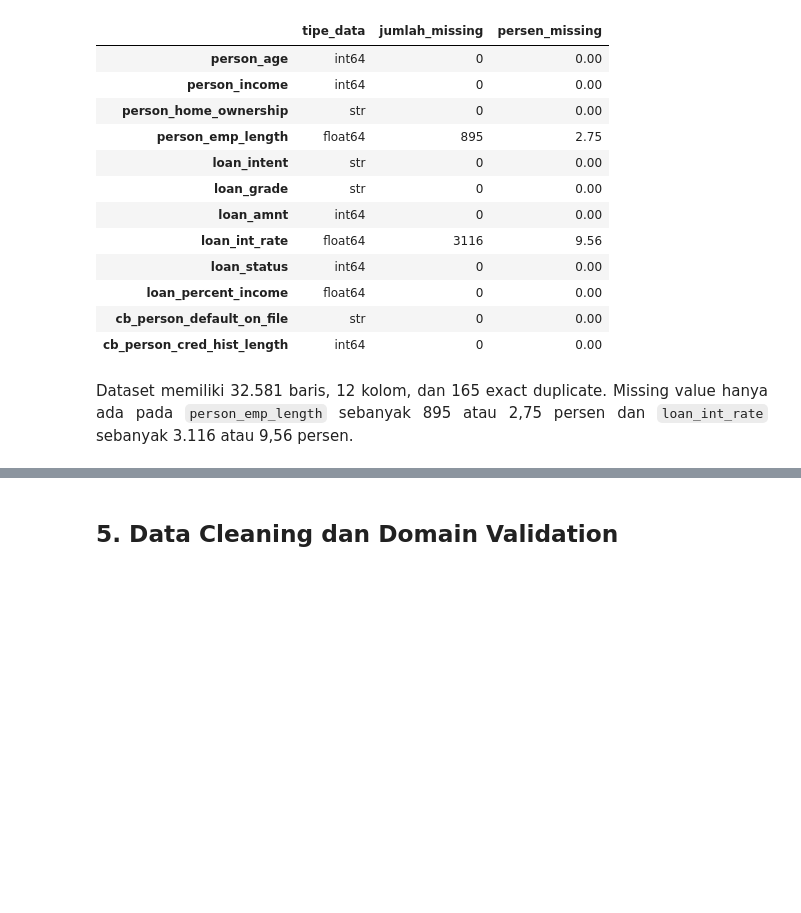
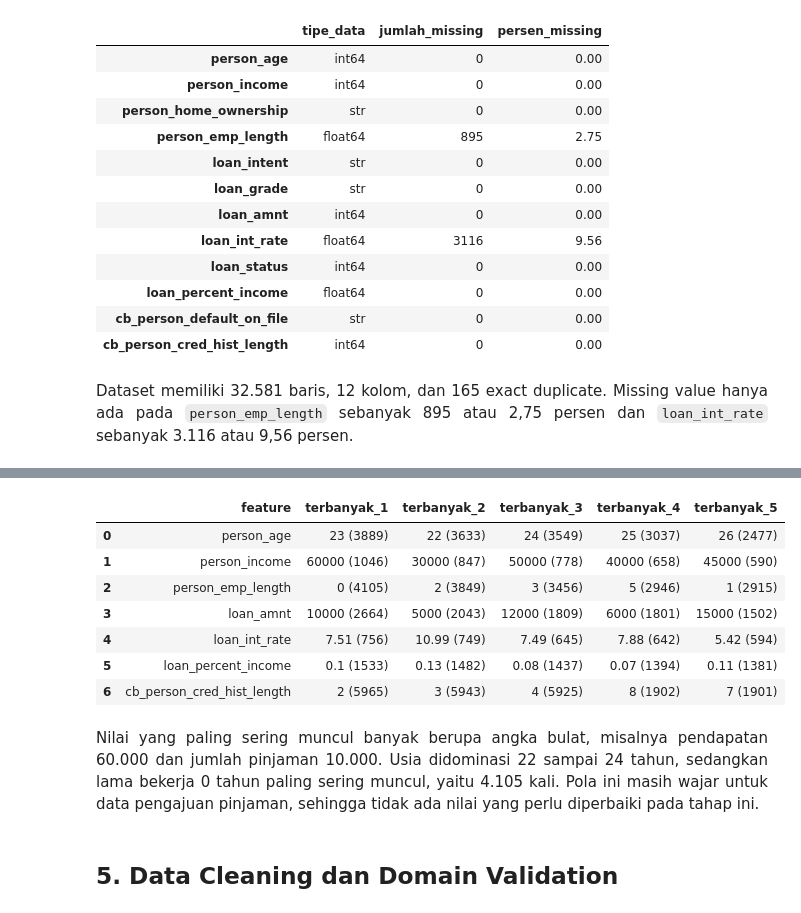
Before and after one commit to khansafiryal/Preprocessing_DSMBC, a Jupyter notebook: DSMBC_Day2_Preprocessing.ipynb, the cells around one changed output, grey strips where cells are left out. Cells and saved outputs as stored; diff of their text form; code cells hidden in the pictures; blank space fills up the shorter version.

```diff
--- a/DSMBC_Day2_Preprocessing.ipynb
+++ b/DSMBC_Day2_Preprocessing.ipynb
@@ -138,0 +163,13 @@ Jumlah exact duplicate: 165
+# %%
+# value counts untuk variabel kategorikal dan target
+# dropna=False agar missing value ikut terhitung jika ada
+categorical_check = df.select_dtypes(exclude=np.number).columns.tolist() + ["loan_status"]
+
+for col in categorical_check:
+    counts = df[col].value_counts(dropna=False)
+
+    print(col)
+    display(pd.DataFrame({
+        "jumlah": counts,
+        "persen": (counts / len(df) * 100).round(2)
+    }))
@@ -139,3 +215,28 @@ Jumlah exact duplicate: 165
+# %%
+# variabel numerik memiliki banyak nilai unik, sehingga hanya 5 nilai yang paling sering muncul yang ditampilkan
+# format setiap sel: nilai (jumlah kemunculan)
+numeric_check = df.select_dtypes(include=np.number).columns.drop("loan_status")
+
+top_value_rows = []
+for col in numeric_check:
+    counts = df[col].value_counts().head(5)
+    row = {"feature": col}
+    for rank, (value, count) in enumerate(counts.items(), start=1):
+        row[f"terbanyak_{rank}"] = f"{value:g} ({count})"
+    top_value_rows.append(row)
+
+display(pd.DataFrame(top_value_rows))
+# %% [output]
+|  | feature | terbanyak_1 | terbanyak_2 | terbanyak_3 | terbanyak_4 | terbanyak_5 |
+| 0 | person_age | 23 (3889) | 22 (3633) | 24 (3549) | 25 (3037) | 26 (2477) |
+| 1 | person_income | 60000 (1046) | 30000 (847) | 50000 (778) | 40000 (658) | 45000 (590) |
+| 2 | person_emp_length | 0 (4105) | 2 (3849) | 3 (3456) | 5 (2946) | 1 (2915) |
+| 3 | loan_amnt | 10000 (2664) | 5000 (2043) | 12000 (1809) | 6000 (1801) | 15000 (1502) |
+| 4 | loan_int_rate | 7.51 (756) | 10.99 (749) | 7.49 (645) | 7.88 (642) | 5.42 (594) |
+| 5 | loan_percent_income | 0.1 (1533) | 0.13 (1482) | 0.08 (1437) | 0.07 (1394) | 0.11 (1381) |
+| 6 | cb_person_cred_hist_length | 2 (5965) | 3 (5943) | 4 (5925) | 8 (1902) | 7 (1901) |
+# %% [markdown]
+<div style="text-align: justify; line-height: 1.65;">Nilai yang paling sering muncul banyak berupa angka bulat, misalnya pendapatan 60.000 dan jumlah pinjaman 10.000. Usia didominasi 22 sampai 24 tahun, sedangkan lama bekerja 0 tahun paling sering muncul, yaitu 4.105 kali. Pola ini masih wajar untuk data pengajuan pinjaman, sehingga tidak ada nilai yang perlu diperbaiki pada tahap ini.</div>
 # %% [markdown]
 ## **5. Data Cleaning dan Domain Validation**
 # %% [markdown]
```
Also changed, not shown: parts of 4 cells of this notebook, 4 other files.
